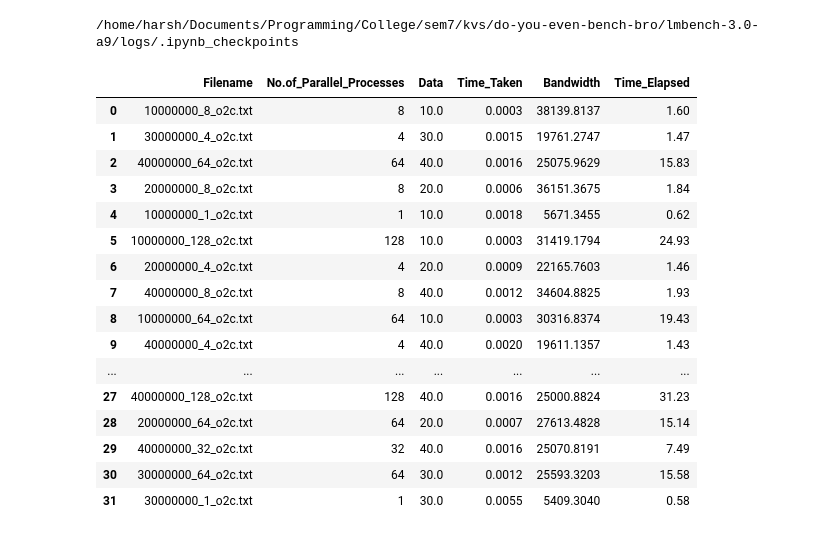
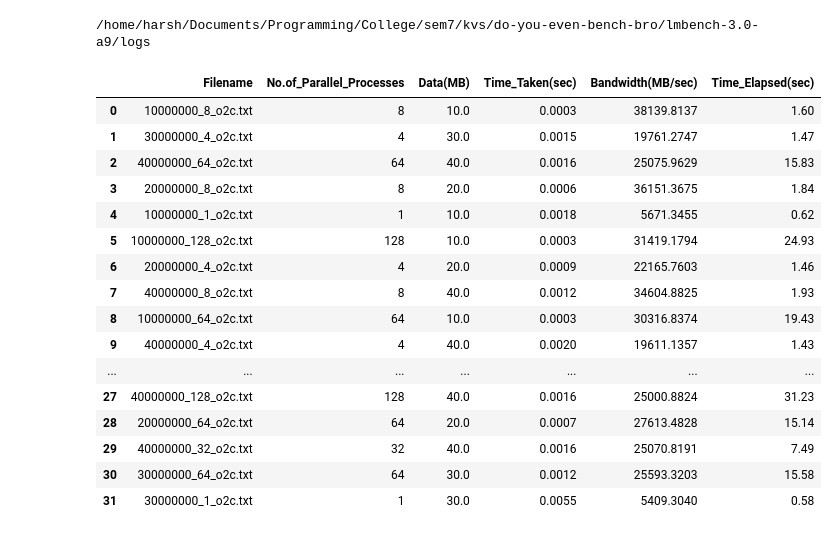
Before and after one commit to hrishitchaudhuri/parcbench, a Jupyter notebook: lmbench-3.0-a9/logs/PlotGraphs.ipynb, the cells around one changed output. Drawn from its saved outputs; the diff is of its cells as text; code cells hidden in the pictures.

```diff
--- a/lmbench-3.0-a9/logs/PlotGraphs.ipynb
+++ b/lmbench-3.0-a9/logs/PlotGraphs.ipynb
@@ -6,11 +6,11 @@ import matplotlib.pyplot as plt
 # %%
 cur_path = os.getcwd()
 print(cur_path)
-df = pd.read_csv("../stats.csv")
+df = pd.read_csv("./stats.csv")
 df
 # %% [output]
-/home/harsh/Documents/Programming/College/sem7/kvs/do-you-even-bench-bro/lmbench-3.0-a9/logs/.ipynb_checkpoints
+/home/harsh/Documents/Programming/College/sem7/kvs/do-you-even-bench-bro/lmbench-3.0-a9/logs
-|  | Filename | No.of_Parallel_Processes | Data | Time_Taken | Bandwidth | Time_Elapsed |
+|  | Filename | No.of_Parallel_Processes | Data(MB) | Time_Taken(sec) | Bandwidth(MB/sec) | Time_Elapsed(sec) |
 | 0 | 10000000_8_o2c.txt | 8 | 10.0 | 0.0003 | 38139.8137 | 1.60 |
 | 1 | 30000000_4_o2c.txt | 4 | 30.0 | 0.0015 | 19761.2747 | 1.47 |
 | 2 | 40000000_64_o2c.txt | 64 | 40.0 | 0.0016 | 25075.9629 | 15.83 |
```
Also changed, not shown: parts of 5 cells of this notebook, 1 other file.
